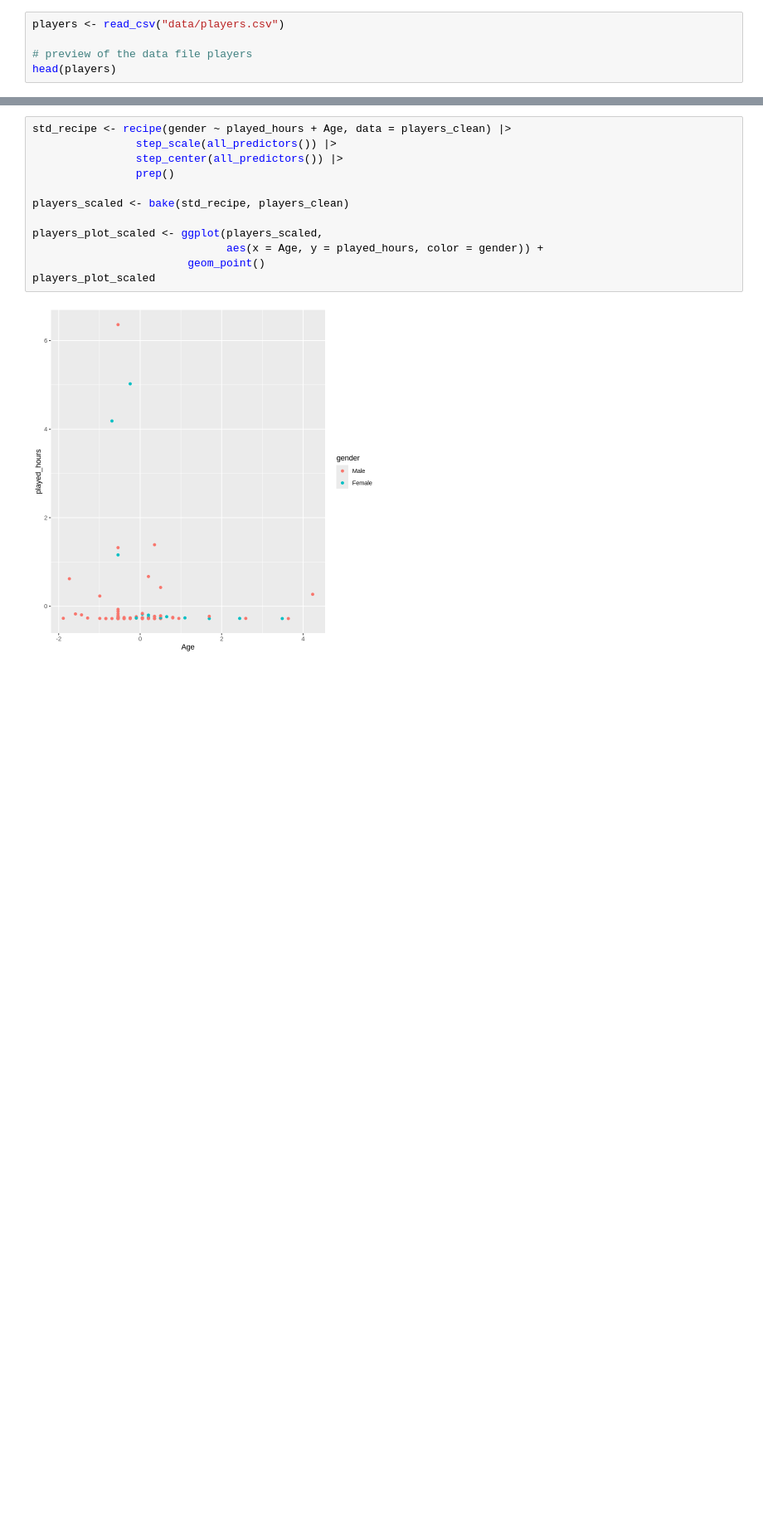
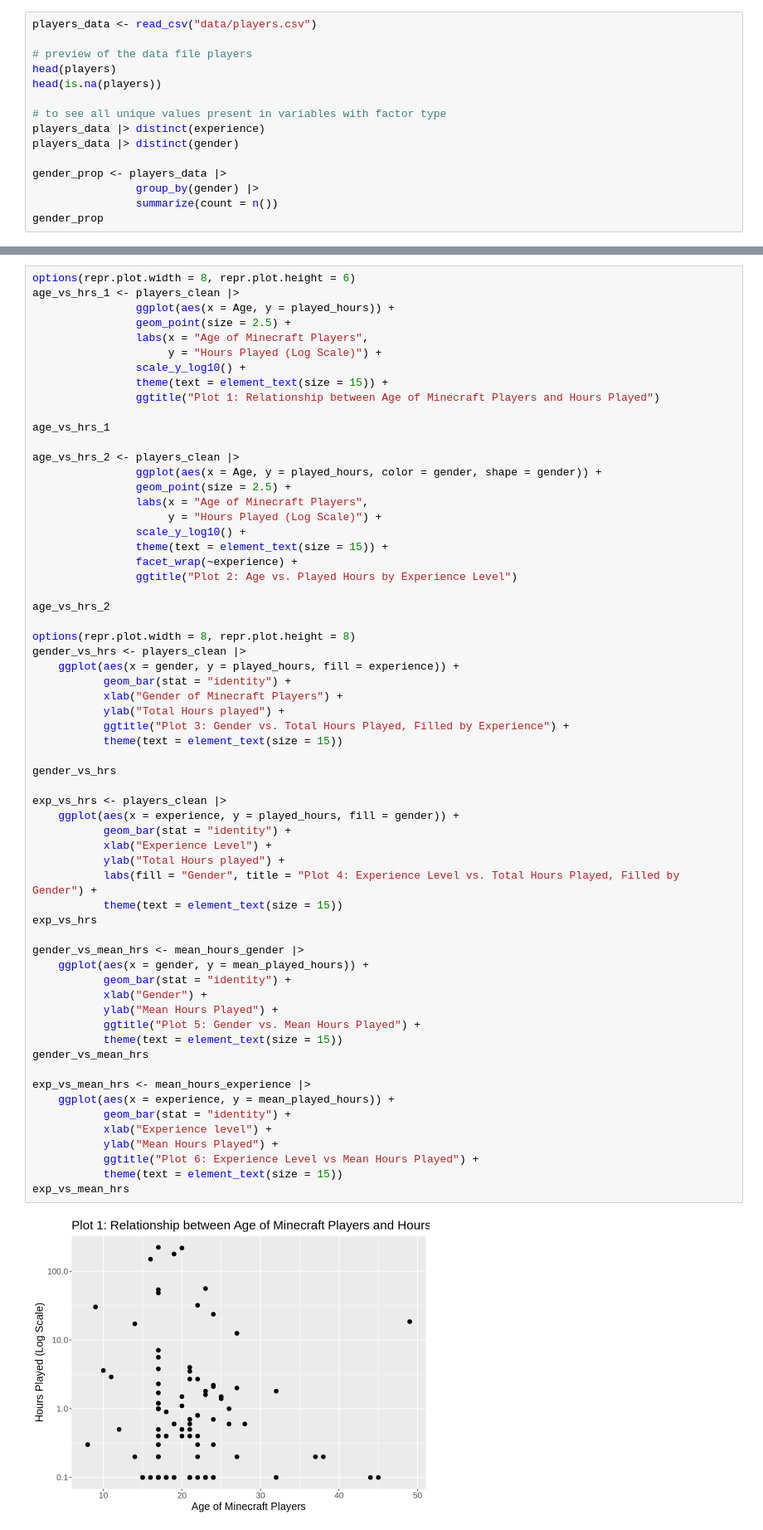
Before and after one commit to shimkelly/dsci-100-2025S1-project, a Jupyter notebook: dsci100-project.ipynb, the cells around one changed output, grey strips where cells are left out. Shown at 83% size. Saved outputs shown, nothing was run; the diff lists cells and outputs as text; blank space fills up the shorter version.

Commit message:
Added code for data description, Data wrangling, EDA + plots, Clustering
Back to clustering, this analysis seems right. Need explanations and discussion

```diff
--- a/dsci100-project.ipynb
+++ b/dsci100-project.ipynb
@@ -40,8 +63,18 @@ set.seed(5)
 # %%
-players <- read_csv("data/players.csv")
+players_data <- read_csv("data/players.csv")
 
 # preview of the data file players
 head(players)
+head(is.na(players))
+
+# to see all unique values present in variables with factor type
+players_data |> distinct(experience)
+players_data |> distinct(gender)
+
+gender_prop <- players_data |>
+                group_by(gender) |>
+                summarize(count = n())
+gender_prop
 # %% [output]
 Rows: 196 Columns: 7
 ── Column specification ────────────────────────────────────────────────────────
@@ -99,14 +304,64 @@ According to the scatter plot above, it is necessary to scale the axes.
 # %%
-std_recipe <- recipe(gender ~ played_hours + Age, data = players_clean) |>
-                step_scale(all_predictors()) |>
-                step_center(all_predictors()) |>
-                prep()
+options(repr.plot.width = 8, repr.plot.height = 6)
+age_vs_hrs_1 <- players_clean |>
+                ggplot(aes(x = Age, y = played_hours)) +
+                geom_point(size = 2.5) +
+                labs(x = "Age of Minecraft Players",
+                     y = "Hours Played (Log Scale)") +
+                scale_y_log10() +
+                theme(text = element_text(size = 15)) +
+                ggtitle("Plot 1: Relationship between Age of Minecraft Players and Hours Played")
 
-players_scaled <- bake(std_recipe, players_clean)
+age_vs_hrs_1
 
-players_plot_scaled <- ggplot(players_scaled,
-                              aes(x = Age, y = played_hours, color = gender)) +
-                        geom_point()
-players_plot_scaled
+age_vs_hrs_2 <- players_clean |>
+                ggplot(aes(x = Age, y = played_hours, color = gender, shape = gender)) +
+                geom_point(size = 2.5) +
+                labs(x = "Age of Minecraft Players",
+                     y = "Hours Played (Log Scale)") +
+                scale_y_log10() +
+                theme(text = element_text(size = 15)) +
+                facet_wrap(~experience) +
+                ggtitle("Plot 2: Age vs. Played Hours by Experience Level")
+
+age_vs_hrs_2
+
+options(repr.plot.width = 8, repr.plot.height = 8)
+gender_vs_hrs <- players_clean |>
+    ggplot(aes(x = gender, y = played_hours, fill = experience)) +
+           geom_bar(stat = "identity") +
+           xlab("Gender of Minecraft Players") +
+           ylab("Total Hours played") +
+           ggtitle("Plot 3: Gender vs. Total Hours Played, Filled by Experience") +
+           theme(text = element_text(size = 15))
+
+gender_vs_hrs
+
+exp_vs_hrs <- players_clean |>
+    ggplot(aes(x = experience, y = played_hours, fill = gender)) +
+           geom_bar(stat = "identity") +
+           xlab("Experience Level") +
+           ylab("Total Hours played") +
+           labs(fill = "Gender", title = "Plot 4: Experience Level vs. Total Hours Played, Filled by Gender") +
+           theme(text = element_text(size = 15))
+exp_vs_hrs
+
+gender_vs_mean_hrs <- mean_hours_gender |>
+    ggplot(aes(x = gender, y = mean_played_hours)) +
+           geom_bar(stat = "identity") +
+           xlab("Gender") +
+           ylab("Mean Hours Played") +
+           ggtitle("Plot 5: Gender vs. Mean Hours Played") +
+           theme(text = element_text(size = 15))
+gender_vs_mean_hrs
+
+exp_vs_mean_hrs <- mean_hours_experience |>
+    ggplot(aes(x = experience, y = mean_played_hours)) +
+           geom_bar(stat = "identity") +
+           xlab("Experience level") +
+           ylab("Mean Hours Played") +
+           ggtitle("Plot 6: Experience Level vs Mean Hours Played") +
+           theme(text = element_text(size = 15))
+exp_vs_mean_hrs
 # %% [output]
-[figure, old version]
+[figure, new version]
```
Also changed, not shown: parts of 25 cells of this notebook.
